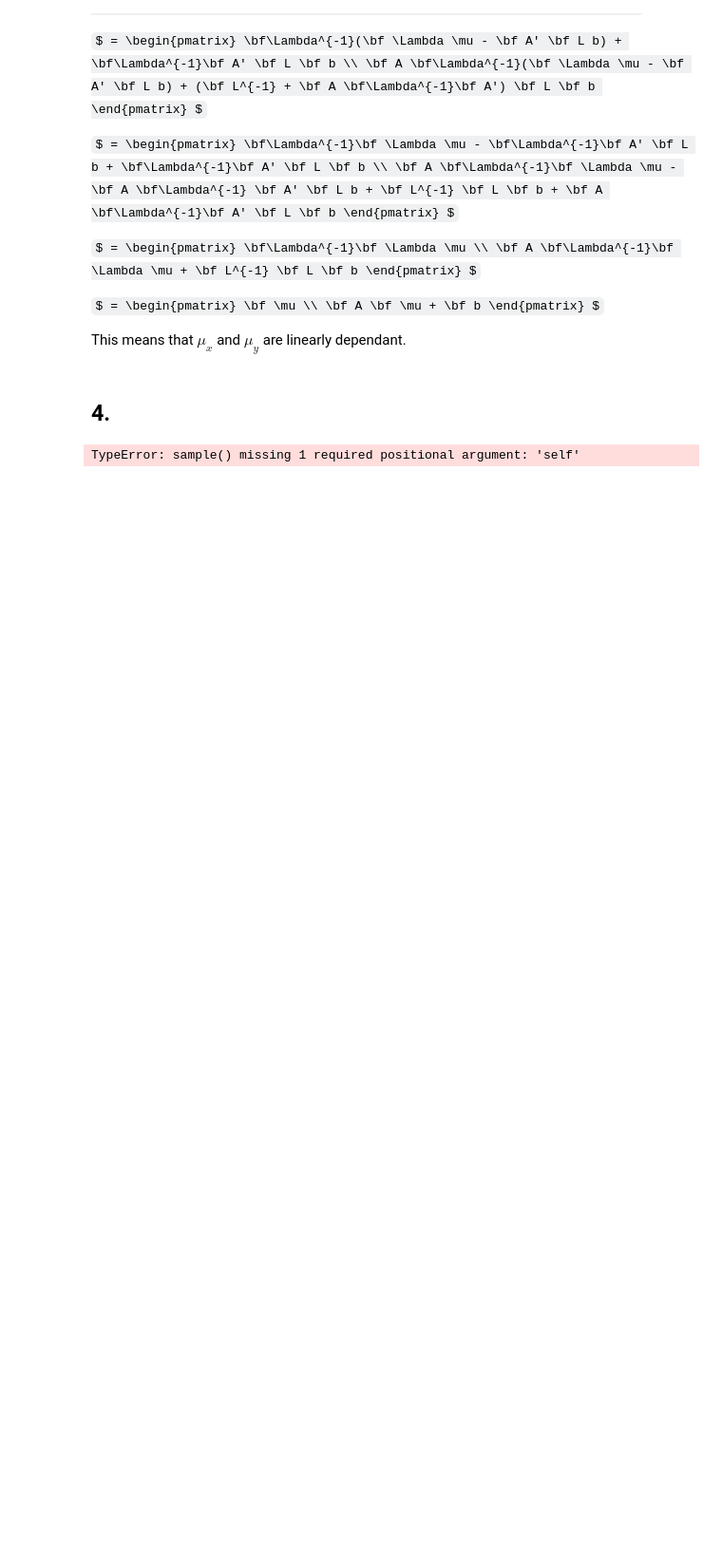
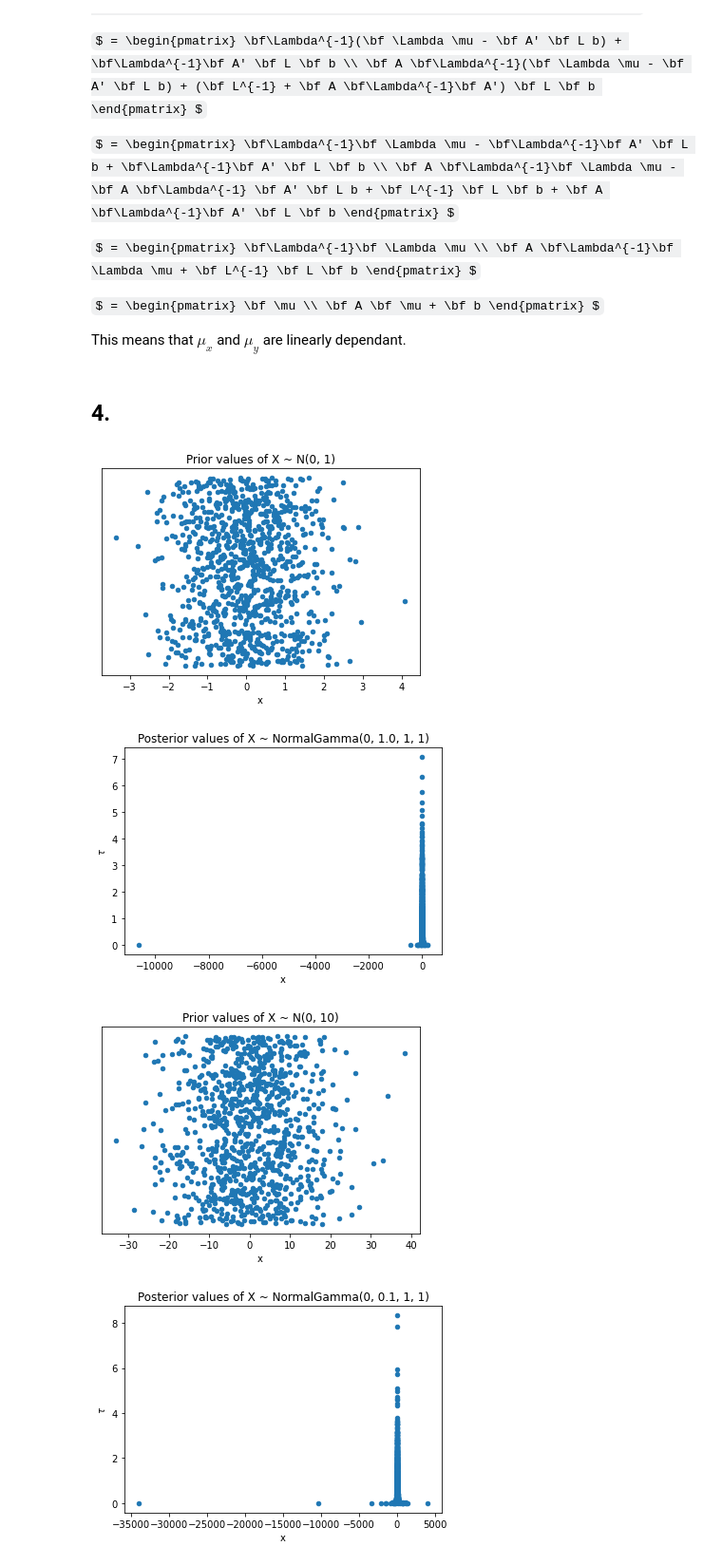
Before and after one commit to AnttiHaerkoenen/BAY1, a Jupyter notebook: exercise_4.ipynb, the cells around one changed output. Shown at 95% size. Cells and saved outputs as stored; diff of their text form; code cells hidden in the pictures; some formulas as TeX source; blank space fills up the shorter version.

```diff
--- a/exercise_4.ipynb
+++ b/exercise_4.ipynb
@@ -62,38 +59,58 @@ from itertools import product
 import numpy as np
 import pandas as pd
 import matplotlib.pyplot as plt
+import tensorflow as tf
+from tensorflow_probability.python.internal import samplers
 import tensorflow_probability as tfp
 tfd = tfp.distributions
 
 
 class NormalGamma(tfd.Distribution):
     def __init__(
             self,
             mean,
             precision,
             alpha,
             beta,
     ):
         super().__init__(
             allow_nan_stats=True,
             dtype=None,
             reparameterization_type=tfd.FULLY_REPARAMETERIZED,
             validate_args=False,
         )
         self.mean = mean
         self.precision = precision
         self.alpha = alpha
         self.beta = beta
 
     def _sample_n(self, n, seed=None, **kwargs):
-        pass
+        tau = samplers.gamma((n, 1), self.alpha, self.beta, seed=seed).numpy()
+        x = samplers.normal((n, 1), self.mean, 1 / (self.precision * tau)).numpy()
+        sample = np.concatenate([x, tau], axis=1)
+        return tf.constant(sample, dtype=sample.dtype)
 
 
 means = 0, 10
 variances = 1, 10, 20
 n_samples = 1000,
 
 for mu, var, n in product(means, variances, n_samples):
-    pass
+    prior_sample = tfd.Normal(mu, var).sample(n).numpy()
+    prior_sample = pd.DataFrame({'x': prior_sample, 'offset': np.random.uniform(1, 1.1, size=n)})
+    fig_prior = prior_sample.plot(x='x', y='offset', kind='scatter')
+    fig_prior.get_yaxis().set_visible(False)
+    fig_prior.set_title(f"Prior values of X ~ N({mu}, {var})")
+
+    alpha, beta = 1, 1
+    posterior_sample = NormalGamma(mu, 1/var, alpha, beta).sample(n).numpy()
+    posterior_sample = pd.DataFrame(posterior_sample, columns=['x', 'tau'])
+    fig_posterior = posterior_sample.plot(x='x', y='tau', kind='scatter')
+    fig_posterior.set_ylabel(r'$\tau$')
+    fig_posterior.set_title(f"Posterior values of X, T ~ NormalGamma({mu}, {1/var}, {alpha}, {beta})")
+    plt.show()
 # %% [output]
-TypeError: sample() missing 1 required positional argument: 'self'
+[figure, added]
+[figure, added]
+[figure, added]
+[figure, added]
```
Also changed, not shown: parts of 2 cells of this notebook, 1 other file.
